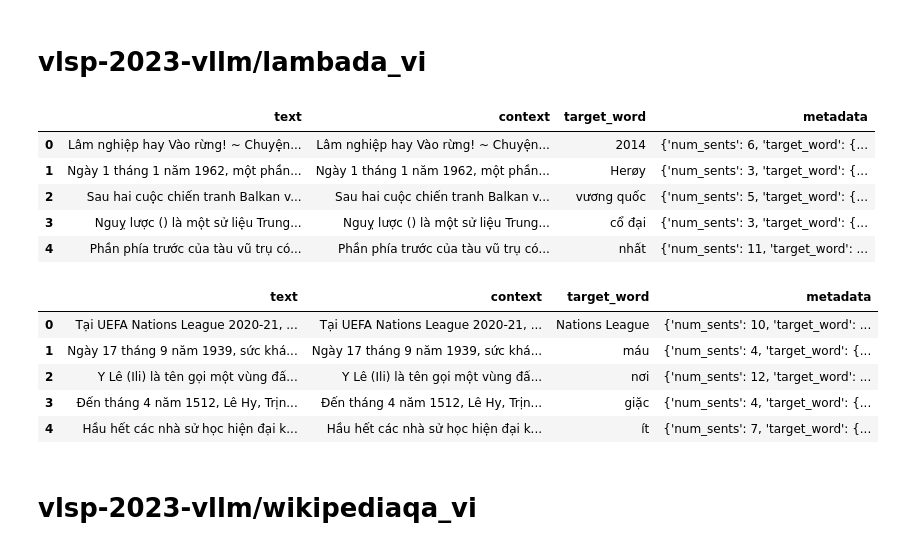
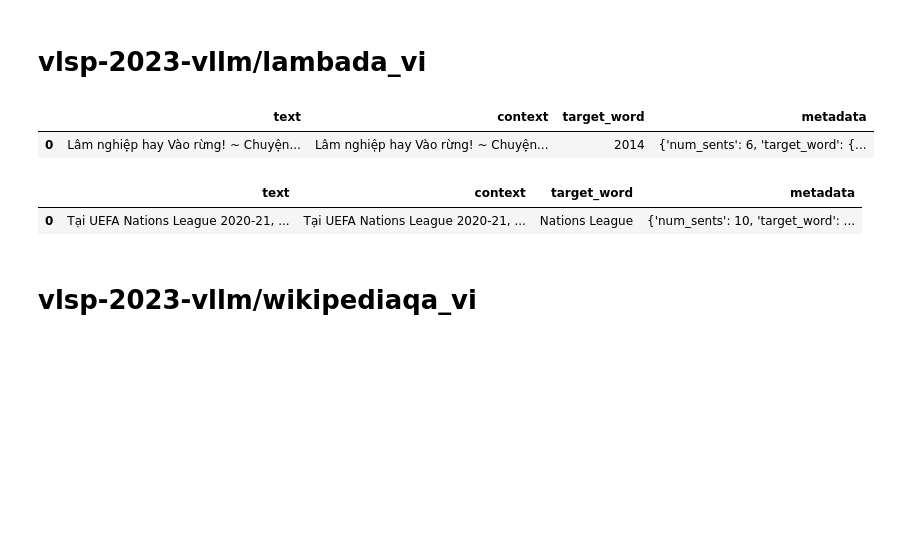
Before and after one commit to tontide1/Multi-task-fine-tuning-of-LLMs-VLSP-2023-VLLMs, a Jupyter notebook: notebooks/EDA_VLSP_2023.ipynb, the cells around one changed output. Drawn from its saved outputs; the diff is of its cells as text; code cells hidden in the pictures; blank space fills up the shorter version.

```diff
--- a/notebooks/EDA_VLSP_2023.ipynb
+++ b/notebooks/EDA_VLSP_2023.ipynb
@@ -6,24 +6,23 @@ import pandas as pd
 splits = {'test': 'data/test-00000-of-00001-0f570d0544259679.parquet', 'validation': 'data/validation-00000-of-00001-07192d6d50b20f30.parquet'}
 df_lambada_test = pd.read_parquet("hf://datasets/vlsp-2023-vllm/lambada_vi/" + splits["test"])
 df_lambada_val = pd.read_parquet("hf://datasets/vlsp-2023-vllm/lambada_vi/" + splits["validation"])
+# %%
+# Show full text in every cell
+pd.set_option('display.max_colwidth', None)
+
+# Optional: Show all columns and rows without truncation
+pd.set_option('display.max_columns', None)
+pd.set_option('display.max_rows', None)
 # %%
-df_lambada_test.head(5)
+df_lambada_test.head(1)
 # %% [output]
 |  | text | context | target_word | metadata |
 | 0 | Lâm nghiệp hay Vào rừng! ~ Chuyện... | Lâm nghiệp hay Vào rừng! ~ Chuyện... | 2014 | {'num_sents': 6, 'target_word': {... |
-| 1 | Ngày 1 tháng 1 năm 1962, một phần... | Ngày 1 tháng 1 năm 1962, một phần... | Herøy | {'num_sents': 3, 'target_word': {... |
-| 2 | Sau hai cuộc chiến tranh Balkan v... | Sau hai cuộc chiến tranh Balkan v... | vương quốc | {'num_sents': 5, 'target_word': {... |
-| 3 | Nguỵ lược () là một sử liệu Trung... | Nguỵ lược () là một sử liệu Trung... | cổ đại | {'num_sents': 3, 'target_word': {... |
-| 4 | Phần phía trước của tàu vũ trụ có... | Phần phía trước của tàu vũ trụ có... | nhất | {'num_sents': 11, 'target_word': ... |
 # %%
-df_lambada_val.head(5)
+df_lambada_val.head(1)
 # %% [output]
 |  | text | context | target_word | metadata |
 | 0 | Tại UEFA Nations League 2020-21, ... | Tại UEFA Nations League 2020-21, ... | Nations League | {'num_sents': 10, 'target_word': ... |
-| 1 | Ngày 17 tháng 9 năm 1939, sức khá... | Ngày 17 tháng 9 năm 1939, sức khá... | máu | {'num_sents': 4, 'target_word': {... |
-| 2 | Y Lê (Ili) là tên gọi một vùng đấ... | Y Lê (Ili) là tên gọi một vùng đấ... | nơi | {'num_sents': 12, 'target_word': ... |
-| 3 | Đến tháng 4 năm 1512, Lê Hy, Trịn... | Đến tháng 4 năm 1512, Lê Hy, Trịn... | giặc | {'num_sents': 4, 'target_word': {... |
-| 4 | Hầu hết các nhà sử học hiện đại k... | Hầu hết các nhà sử học hiện đại k... | ít | {'num_sents': 7, 'target_word': {... |
 # %% [markdown]
 # vlsp-2023-vllm/wikipediaqa_vi
 # %%
```
Also changed, not shown: parts of 2 cells of this notebook, 13 other files.
